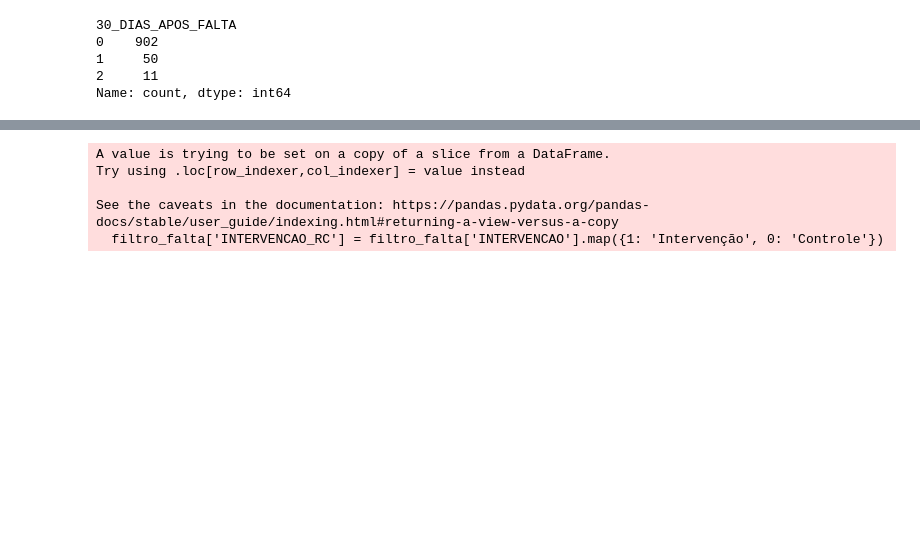
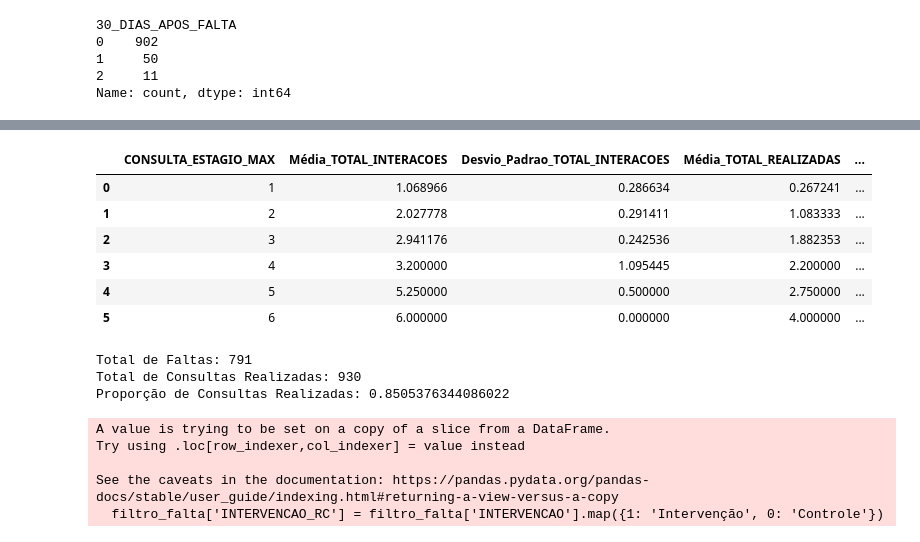
Before and after one commit to GARTosto/fluanutricaojob1, a Jupyter notebook: Flua_job1_tratamento_dados.ipynb, the cells around one changed output, grey strips where cells are left out. Cells and saved outputs as stored; diff of their text form; code cells hidden in the pictures; blank space fills up the shorter version.

```diff
--- a/Flua_job1_tratamento_dados.ipynb
+++ b/Flua_job1_tratamento_dados.ipynb
@@ -932,3 +1037,37 @@ Name: count, dtype: int64
+# %%
+# Agrupar por CONSULTA_ESTAGIO_MAX apenas para casos encerrados e calcular as médias e desvio padrão
+df_o2_encerrados = df_encerrados.groupby('CONSULTA_ESTAGIO_MAX').agg(
+    Média_TOTAL_INTERACOES=('TOTAL_INTERACOES', 'mean'),
+    Desvio_Padrao_TOTAL_INTERACOES=('TOTAL_INTERACOES', 'std'),
+    Média_TOTAL_REALIZADAS=('TOTAL_REALIZADAS', 'mean'),
+    Média_TOTAL_FALTAS=('TOTAL_FALTAS', 'mean'),
+    Média_TOTAL_REAGENDAMENTOS=('TOTAL_REAGENDAMENTOS', 'mean')
+).reset_index()
+
+# Exibir a tabela
+df_o2_encerrados
+# %% [output]
+|  | CONSULTA_ESTAGIO_MAX | Média_TOTAL_INTERACOES | Desvio_Padrao_TOTAL_INTERACOES | Média_TOTAL_REALIZADAS | ... |
+| 0 | 1 | 1.068966 | 0.286634 | 0.267241 | ... |
+| 1 | 2 | 2.027778 | 0.291411 | 1.083333 | ... |
+| 2 | 3 | 2.941176 | 0.242536 | 1.882353 | ... |
+| 3 | 4 | 3.200000 | 1.095445 | 2.200000 | ... |
+| 4 | 5 | 5.250000 | 0.500000 | 2.750000 | ... |
+| 5 | 6 | 6.000000 | 0.000000 | 4.000000 | ... |
+# %%
+# Soma total de faltas
+total_faltas = df_p3['TOTAL_FALTAS'].sum()
+print("Total de Faltas:", total_faltas)
+
+# Soma total de consultas realizadas
+total_realizadas = df_p3['TOTAL_REALIZADAS'].sum()
+print("Total de Consultas Realizadas:", total_realizadas)
+
+print("Proporção de Consultas Realizadas:", total_faltas / total_realizadas)
+# %% [output]
+Total de Faltas: 791
+Total de Consultas Realizadas: 930
+Proporção de Consultas Realizadas: 0.8505376344086022
 # %%
 # Cria coluna INTERVENCAO_RC se ainda não existir
 filtro_falta['INTERVENCAO_RC'] = filtro_falta['INTERVENCAO'].map({1: 'Intervenção', 0: 'Controle'})
```
Also changed, not shown: parts of 8 cells of this notebook, 1 other file.
